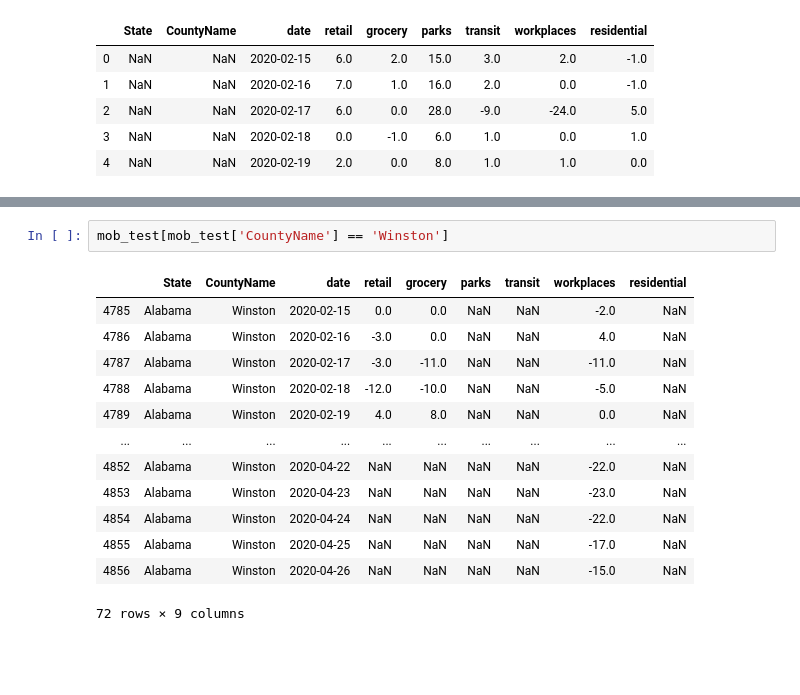
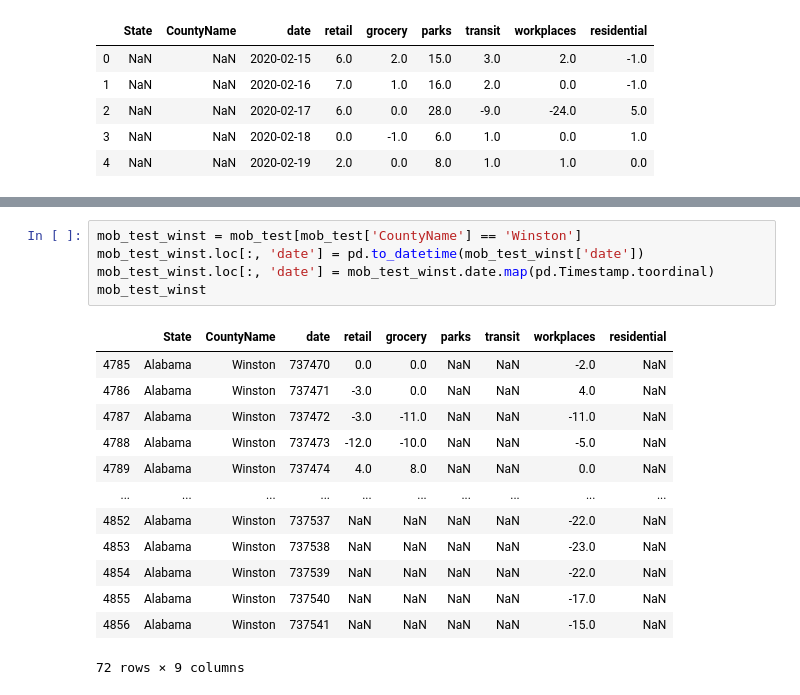
Before and after one commit to joshuaiokua/data100_final-project, a Jupyter notebook: Josh_notebook.ipynb, the cells around one changed output, grey strips where cells are left out. Cells and saved outputs as stored; diff of their text form; blank space fills up the shorter version.

```diff
--- a/Josh_notebook.ipynb
+++ b/Josh_notebook.ipynb
@@ -194,19 +194,22 @@ mob_test
-# %%
-mob_test[mob_test['CountyName'] == 'Winston']
-# %% [output]
-|  | State | CountyName | date | retail | grocery | parks | transit | workplaces | residential |
-| 4785 | Alabama | Winston | 2020-02-15 | 0.0 | 0.0 | NaN | NaN | -2.0 | NaN |
-| 4786 | Alabama | Winston | 2020-02-16 | -3.0 | 0.0 | NaN | NaN | 4.0 | NaN |
-| 4787 | Alabama | Winston | 2020-02-17 | -3.0 | -11.0 | NaN | NaN | -11.0 | NaN |
-| 4788 | Alabama | Winston | 2020-02-18 | -12.0 | -10.0 | NaN | NaN | -5.0 | NaN |
-| 4789 | Alabama | Winston | 2020-02-19 | 4.0 | 8.0 | NaN | NaN | 0.0 | NaN |
-| ... | ... | ... | ... | ... | ... | ... | ... | ... | ... |
-| 4852 | Alabama | Winston | 2020-04-22 | NaN | NaN | NaN | NaN | -22.0 | NaN |
-| 4853 | Alabama | Winston | 2020-04-23 | NaN | NaN | NaN | NaN | -23.0 | NaN |
-| 4854 | Alabama | Winston | 2020-04-24 | NaN | NaN | NaN | NaN | -22.0 | NaN |
-| 4855 | Alabama | Winston | 2020-04-25 | NaN | NaN | NaN | NaN | -17.0 | NaN |
-| 4856 | Alabama | Winston | 2020-04-26 | NaN | NaN | NaN | NaN | -15.0 | NaN |
-72 rows × 9 columns
+# %%
+mob_test_winst = mob_test[mob_test['CountyName'] == 'Winston']
+mob_test_winst.loc[:, 'date'] = pd.to_datetime(mob_test_winst['date'])
+mob_test_winst.loc[:, 'date'] = mob_test_winst.date.map(pd.Timestamp.toordinal)
+mob_test_winst
+# %% [output]
+|  | State | CountyName | date | retail | grocery | parks | transit | workplaces | residential |
+| 4785 | Alabama | Winston | 737470 | 0.0 | 0.0 | NaN | NaN | -2.0 | NaN |
+| 4786 | Alabama | Winston | 737471 | -3.0 | 0.0 | NaN | NaN | 4.0 | NaN |
+| 4787 | Alabama | Winston | 737472 | -3.0 | -11.0 | NaN | NaN | -11.0 | NaN |
+| 4788 | Alabama | Winston | 737473 | -12.0 | -10.0 | NaN | NaN | -5.0 | NaN |
+| 4789 | Alabama | Winston | 737474 | 4.0 | 8.0 | NaN | NaN | 0.0 | NaN |
+| ... | ... | ... | ... | ... | ... | ... | ... | ... | ... |
+| 4852 | Alabama | Winston | 737537 | NaN | NaN | NaN | NaN | -22.0 | NaN |
+| 4853 | Alabama | Winston | 737538 | NaN | NaN | NaN | NaN | -23.0 | NaN |
+| 4854 | Alabama | Winston | 737539 | NaN | NaN | NaN | NaN | -22.0 | NaN |
+| 4855 | Alabama | Winston | 737540 | NaN | NaN | NaN | NaN | -17.0 | NaN |
+| 4856 | Alabama | Winston | 737541 | NaN | NaN | NaN | NaN | -15.0 | NaN |
+72 rows × 9 columns
 # %%
 abridged[(abridged['CountyName'] == 'Winston') &
          (abridged['State'] == 'Alabama')].merge(mob_test[mob_test['CountyName'] == 'Winston'],
```
Also changed, not shown: parts of 3 cells of this notebook.
